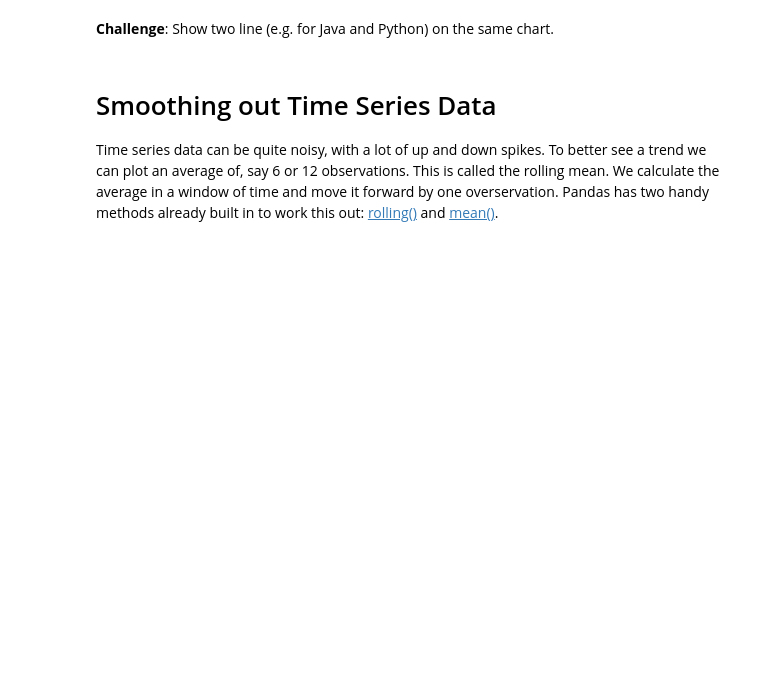
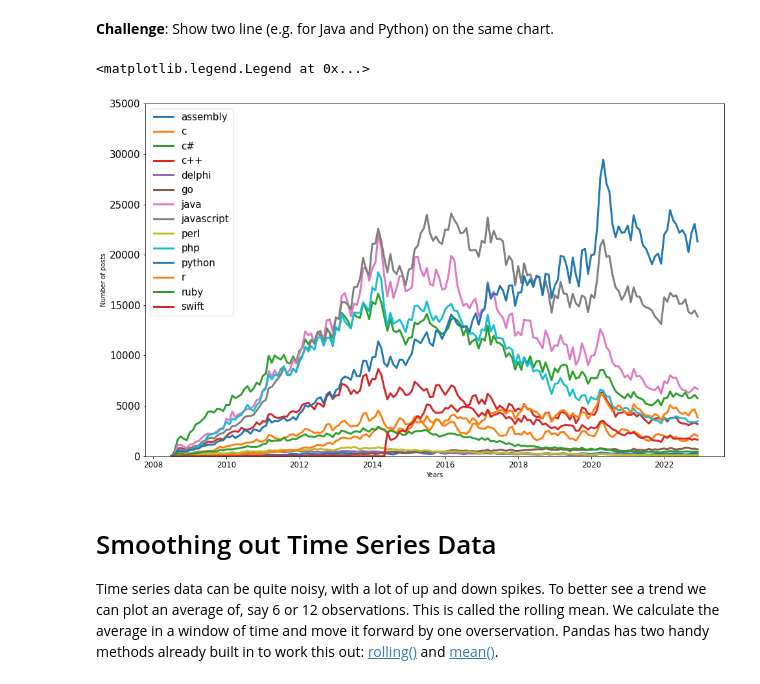
Before and after one commit to jul1998/Pandas-Python, a Jupyter notebook: Programming_Languages_(start).ipynb, the cells around one changed output. Saved outputs shown, nothing was run; the diff lists cells and outputs as text; code cells hidden in the pictures; blank space fills up the shorter version.

```diff
--- a/Programming_Languages_(start).ipynb
+++ b/Programming_Languages_(start).ipynb
@@ -200,5 +216,18 @@ plt.plot(reshape_df.index, reshape_df.java)
 # %% [markdown]
 **Challenge**: Show two line (e.g. for Java and Python) on the same chart.
+# %%
+plt.figure(figsize=(16,10))
+plt.xticks(fontsize=12)
+plt.yticks(fontsize=15)
+plt.ylim(0, 35000)
+plt.ylabel("Number of posts")
+plt.xlabel("Years")
+for col in reshape_df.columns:
+  plt.plot(reshape_df.index, reshape_df[col], label=reshape_df[col].name, linewidth=3)
+plt.legend(markerfirst=True, fancybox=True, fontsize=15)
+# %% [output]
+<matplotlib.legend.Legend at 0x...>
+[figure, added]
 # %% [markdown]
 # Smoothing out Time Series Data
 
```
Also changed, not shown: parts of 10 cells of this notebook.
